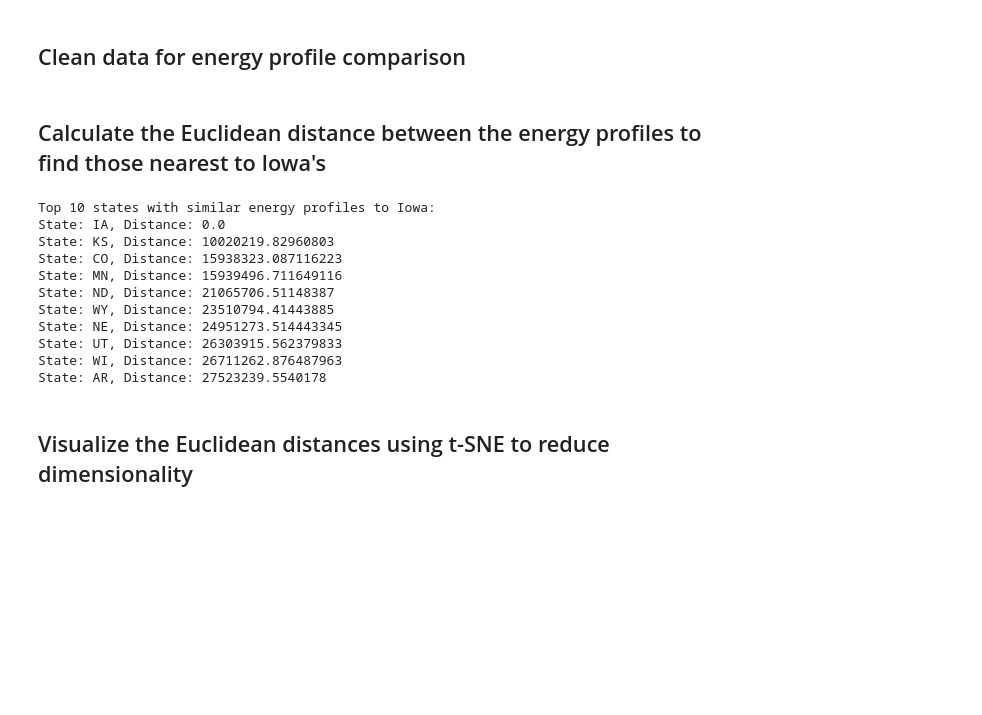
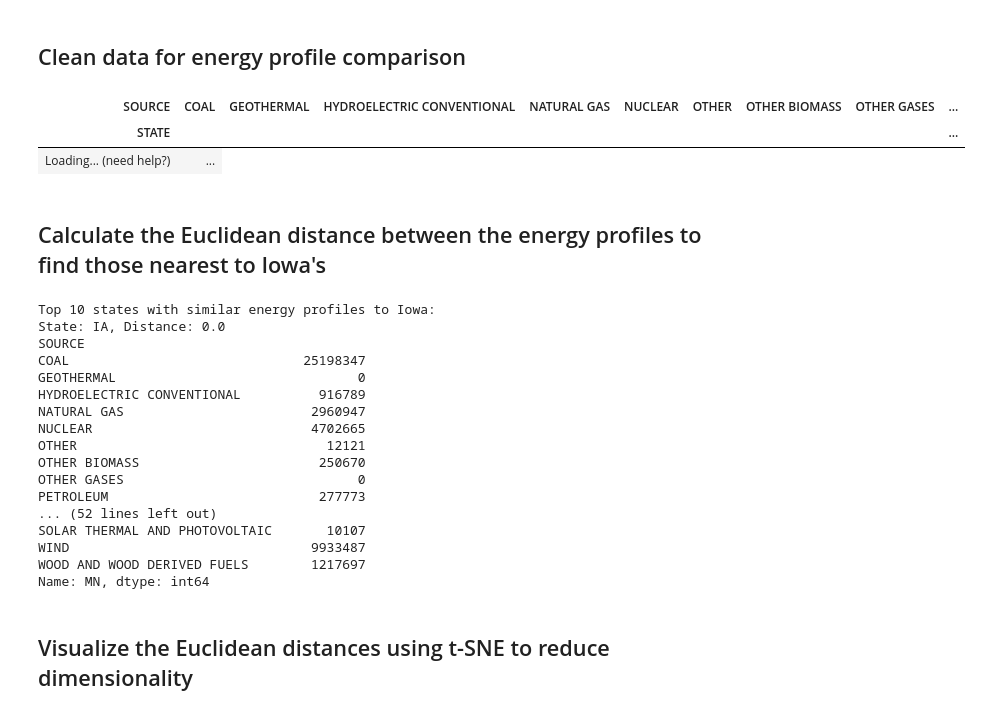
Before and after one commit to sven-soderborg/HonorsThesisCode, a Jupyter notebook: energy_profile_comparison.ipynb, the cells around one changed output. Cells and saved outputs as stored; diff of their text form; code cells hidden in the pictures; blank space fills up the shorter version.

```diff
--- a/energy_profile_comparison.ipynb
+++ b/energy_profile_comparison.ipynb
@@ -12,34 +13,39 @@ pd.set_option("display.float_format", lambda x: "%.10f" % x)
 data = pd.read_csv("Data/annual_generation_state.csv", thousands=",")
 data.rename(
     columns={
         "TYPE OF PRODUCER": "PRODUCER",
         "ENERGY SOURCE": "SOURCE",
         "GENERATION (Megawatthours)": "MWH",
     },
     inplace=True,
 )
 
 # Change all strings to upper for consistency (state column has 'US-Total' and 'US-TOTAL')
 data["STATE"] = data["STATE"].str.upper()
 data["PRODUCER"] = data["PRODUCER"].str.upper()
 data["SOURCE"] = data["SOURCE"].str.upper()
 
 # Filter data to not include 'US-TOTAL'
 data =  data[data['STATE'] != 'US-TOTAL']
 
 # Remove the blank state rows (3 rows for 2003 with 0 generation in coal, natural gas, and petroleum)
 data = data[data['STATE'] != '  ']
 
 
 # Filter data for 2016 and only include 'Total Electric Power Industry'
 data_2016 = data[
-    (data["YEAR"] == 2016) & (data["PRODUCER"] == "TOTAL ELECTRIC POWER INDUSTRY")
+    (data["YEAR"] == 2016) & (data["PRODUCER"] == "TOTAL ELECTRIC POWER INDUSTRY") & (data["SOURCE"] != "TOTAL")
 ]
 
 # Group and pivot the data to have energy sources as columns
 data_2016 = (
     data_2016.groupby(["STATE", "SOURCE"])["MWH"].sum().unstack("SOURCE", fill_value=0)
 )
+show(data_2016)
+# %% [output]
+| SOURCE | COAL | GEOTHERMAL | HYDROELECTRIC CONVENTIONAL | NATURAL GAS | NUCLEAR | OTHER | OTHER BIOMASS | OTHER GASES | ... |
+| STATE |  |  |  |  |  |  |  |  | ... |
+| Loading... (need help?) | ... |
 # %% [markdown]
 ## Calculate the Euclidean distance between the energy profiles to find those nearest to Iowa's
 # %%
@@ -53,21 +59,28 @@ sorted_states = sorted(distances.items(), key=lambda x: x[1])
 
 # Print the top 10 states with similar energy profiles to Iowa
 print("Top 10 states with similar energy profiles to Iowa:")
-for i in range(10):
+for i in range(4):
     e_profile = data_2016.loc[sorted_states[i][0]]
     print(f"State: {sorted_states[i][0]}, Distance: {sorted_states[i][1]}")
+    print(f'{e_profile} \n')
 # %% [output]
 Top 10 states with similar energy profiles to Iowa:
 State: IA, Distance: 0.0
-State: KS, Distance: 10020219.82960803
-State: CO, Distance: 15938323.087116223
-State: MN, Distance: 15939496.711649116
-State: ND, Distance: 21065706.51148387
-State: WY, Distance: 23510794.41443885
-State: NE, Distance: 24951273.514443345
-State: UT, Distance: 26303915.562379833
-State: WI, Distance: 26711262.876487963
-State: AR, Distance: 27523239.5540178
+SOURCE
+COAL                              25198347
+GEOTHERMAL                               0
+HYDROELECTRIC CONVENTIONAL          916789
+NATURAL GAS                        2960947
+NUCLEAR                            4702665
+OTHER                                12121
+OTHER BIOMASS                       250670
+OTHER GASES                              0
+PETROLEUM                           277773
+... (52 lines left out)
+SOLAR THERMAL AND PHOTOVOLTAIC       10107
+WIND                               9933487
+WOOD AND WOOD DERIVED FUELS        1217697
+Name: MN, dtype: int64
 # %% [markdown]
 ## Visualize the Euclidean distances using t-SNE to reduce dimensionality
 # %%
```
Also changed, not shown: parts of 2 cells of this notebook, 5 other files.
